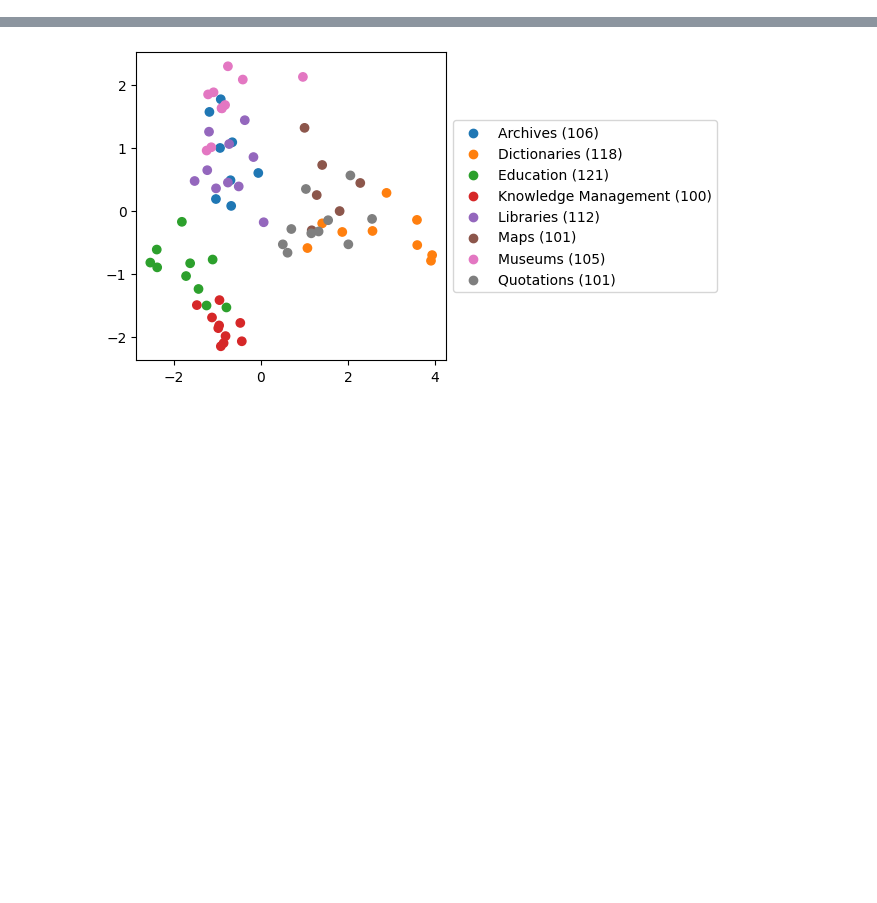
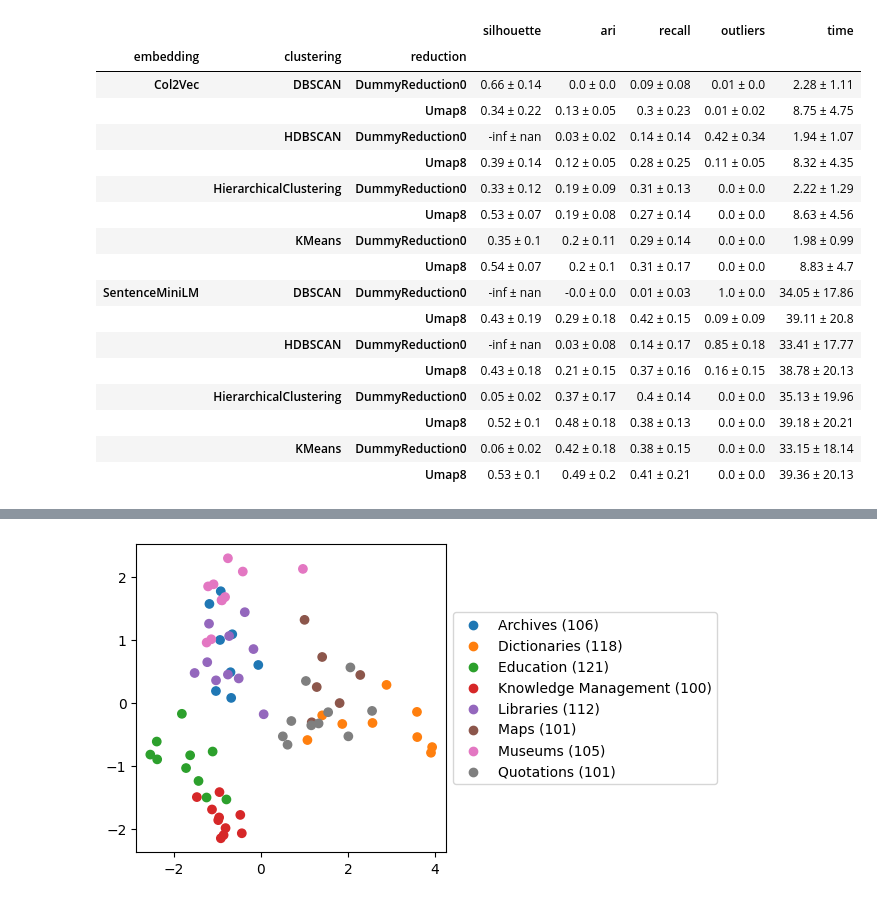
Before and after one commit to chbridges/search-result-clustering, a Jupyter notebook: odp_experiments.ipynb, the cells around one changed output, grey strips where cells are left out. Saved outputs shown, nothing was run; the diff lists cells and outputs as text; code cells hidden in the pictures; blank space fills up the shorter version.

```diff
--- a/odp_experiments.ipynb
+++ b/odp_experiments.ipynb
@@ -16,3 +15,24 @@ from search_clustering.utils.odp_239 import *
 df = read_odp239_to_df()
 data = create_odp239_splits(df)
 data = embed_odp239_labels_in_splits(data)
+# %%
+read_results("evaluation_odp_gpu.json")
+# %% [output]
+|  |  |  | silhouette | ari | recall | outliers | time |
+| embedding | clustering | reduction |  |  |  |  |  |
+| Col2Vec | DBSCAN | DummyReduction0 | 0.66 ± 0.14 | 0.0 ± 0.0 | 0.09 ± 0.08 | 0.01 ± 0.0 | 2.28 ± 1.11 |
+|  |  | Umap8 | 0.34 ± 0.22 | 0.13 ± 0.05 | 0.3 ± 0.23 | 0.01 ± 0.02 | 8.75 ± 4.75 |
+|  | HDBSCAN | DummyReduction0 | -inf ± nan | 0.03 ± 0.02 | 0.14 ± 0.14 | 0.42 ± 0.34 | 1.94 ± 1.07 |
+|  |  | Umap8 | 0.39 ± 0.14 | 0.12 ± 0.05 | 0.28 ± 0.25 | 0.11 ± 0.05 | 8.32 ± 4.35 |
+|  | HierarchicalClustering | DummyReduction0 | 0.33 ± 0.12 | 0.19 ± 0.09 | 0.31 ± 0.13 | 0.0 ± 0.0 | 2.22 ± 1.29 |
+|  |  | Umap8 | 0.53 ± 0.07 | 0.19 ± 0.08 | 0.27 ± 0.14 | 0.0 ± 0.0 | 8.63 ± 4.56 |
+|  | KMeans | DummyReduction0 | 0.35 ± 0.1 | 0.2 ± 0.11 | 0.29 ± 0.14 | 0.0 ± 0.0 | 1.98 ± 0.99 |
+|  |  | Umap8 | 0.54 ± 0.07 | 0.2 ± 0.1 | 0.31 ± 0.17 | 0.0 ± 0.0 | 8.83 ± 4.7 |
+| SentenceMiniLM | DBSCAN | DummyReduction0 | -inf ± nan | -0.0 ± 0.0 | 0.01 ± 0.03 | 1.0 ± 0.0 | 34.05 ± 17.86 |
+|  |  | Umap8 | 0.43 ± 0.19 | 0.29 ± 0.18 | 0.42 ± 0.15 | 0.09 ± 0.09 | 39.11 ± 20.8 |
+|  | HDBSCAN | DummyReduction0 | -inf ± nan | 0.03 ± 0.08 | 0.14 ± 0.17 | 0.85 ± 0.18 | 33.41 ± 17.77 |
+|  |  | Umap8 | 0.43 ± 0.18 | 0.21 ± 0.15 | 0.37 ± 0.16 | 0.16 ± 0.15 | 38.78 ± 20.13 |
+|  | HierarchicalClustering | DummyReduction0 | 0.05 ± 0.02 | 0.37 ± 0.17 | 0.4 ± 0.14 | 0.0 ± 0.0 | 35.13 ± 19.96 |
+|  |  | Umap8 | 0.52 ± 0.1 | 0.48 ± 0.18 | 0.38 ± 0.13 | 0.0 ± 0.0 | 39.18 ± 20.21 |
+|  | KMeans | DummyReduction0 | 0.06 ± 0.02 | 0.42 ± 0.18 | 0.38 ± 0.15 | 0.0 ± 0.0 | 33.15 ± 18.14 |
+|  |  | Umap8 | 0.53 ± 0.1 | 0.49 ± 0.2 | 0.41 ± 0.21 | 0.0 ± 0.0 | 39.36 ± 20.13 |
```
Also changed, not shown: parts of 2 cells of this notebook, 1 other file.
